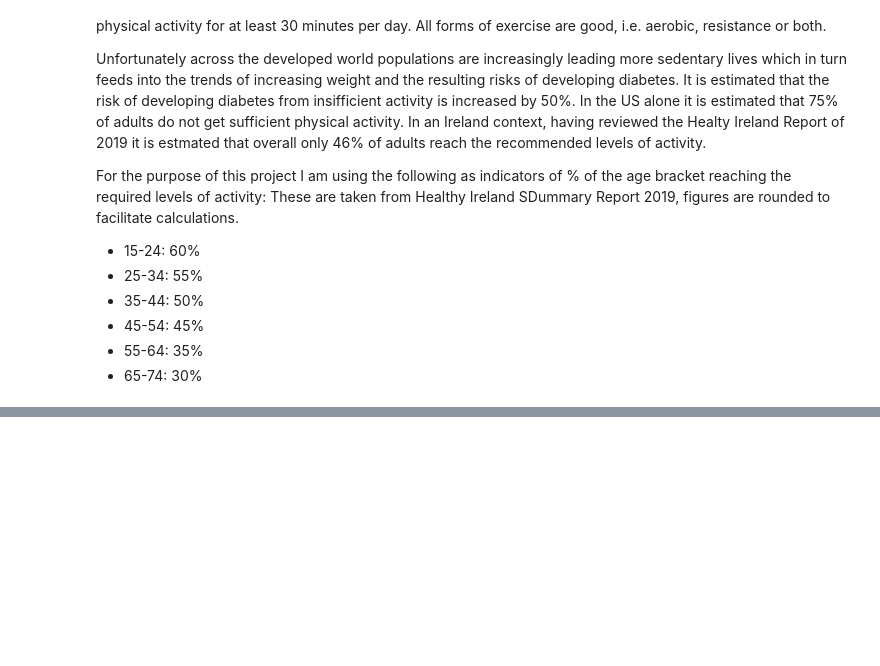
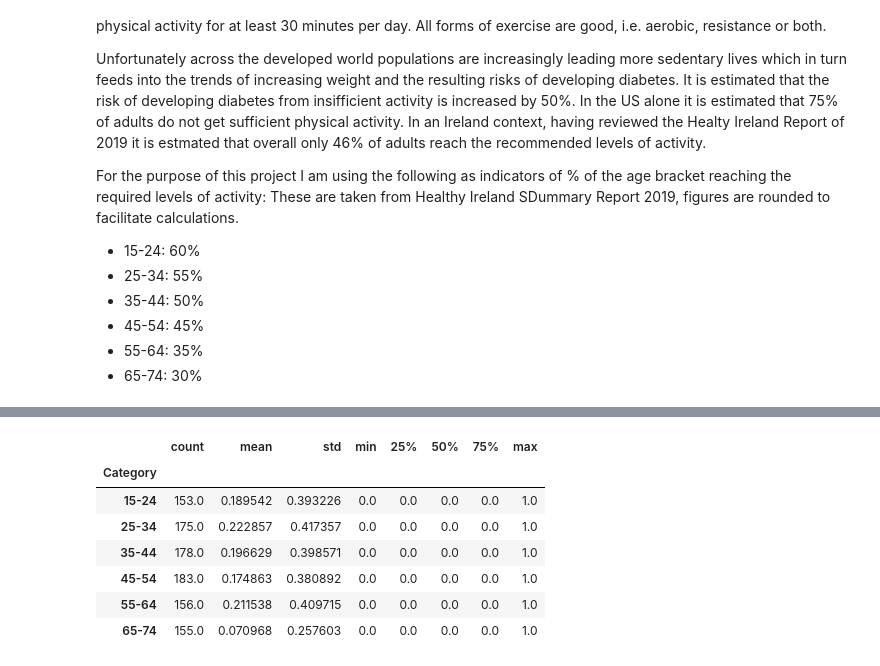
Before and after one commit to donneger/PFDA_Project_2021, a Jupyter notebook: PFDA_Project_2021.ipynb, the cells around one changed output, grey strips where cells are left out. Cells and saved outputs as stored; diff of their text form; code cells hidden in the pictures; blank space fills up the shorter version.

```diff
--- a/PFDA_Project_2021.ipynb
+++ b/PFDA_Project_2021.ipynb
@@ -262,0 +363,11 @@ popdf1['Smoker'].sum()
+# %%
+popdf.groupby('Category')['Smoker'].describe()
+# %% [output]
+|  | count | mean | std | min | 25% | 50% | 75% | max |
+| Category |  |  |  |  |  |  |  |  |
+| 15-24 | 153.0 | 0.189542 | 0.393226 | 0.0 | 0.0 | 0.0 | 0.0 | 1.0 |
+| 25-34 | 175.0 | 0.222857 | 0.417357 | 0.0 | 0.0 | 0.0 | 0.0 | 1.0 |
+| 35-44 | 178.0 | 0.196629 | 0.398571 | 0.0 | 0.0 | 0.0 | 0.0 | 1.0 |
+| 45-54 | 183.0 | 0.174863 | 0.380892 | 0.0 | 0.0 | 0.0 | 0.0 | 1.0 |
+| 55-64 | 156.0 | 0.211538 | 0.409715 | 0.0 | 0.0 | 0.0 | 0.0 | 1.0 |
+| 65-74 | 155.0 | 0.070968 | 0.257603 | 0.0 | 0.0 | 0.0 | 0.0 | 1.0 |
```
Also changed, not shown: parts of 6 cells of this notebook.
